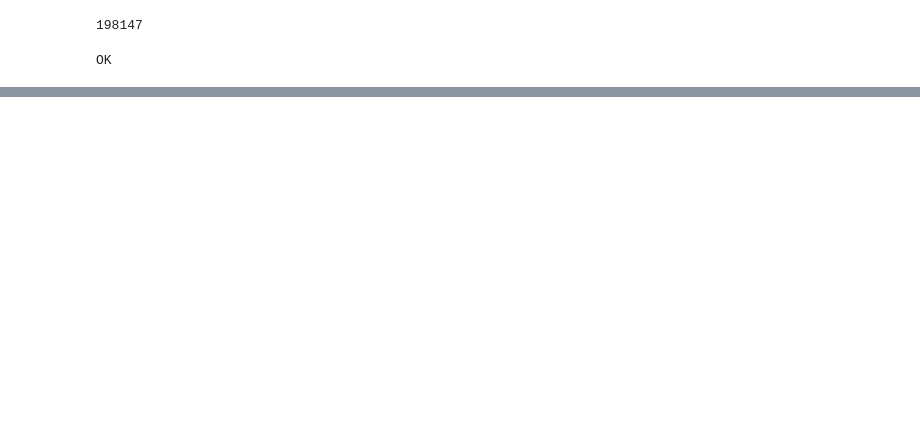
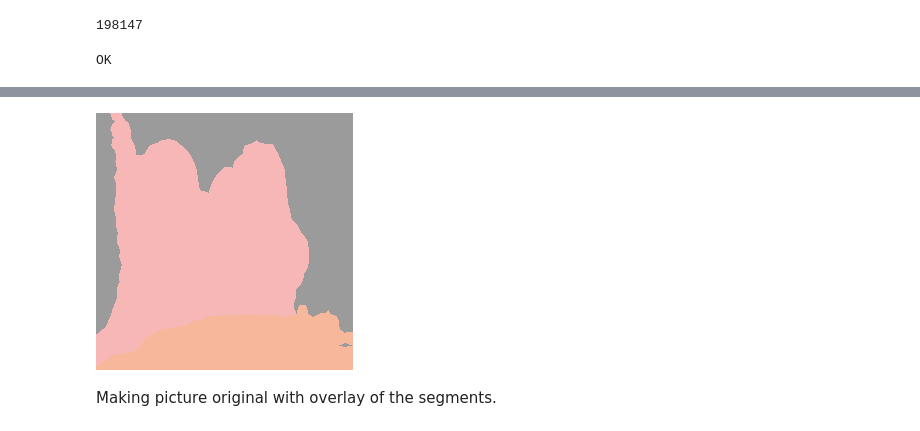
Before and after one commit to mattn/go-tflite, a Jupyter notebook: _example/segment/Draw segments on the picture.ipynb, the cells around one changed output, grey strips where cells are left out. Drawn from its saved outputs; the diff is of its cells as text; code cells hidden in the pictures; blank space fills up the shorter version.

```diff
--- a/_example/segment/Draw segments on the picture.ipynb
+++ b/_example/segment/Draw segments on the picture.ipynb
@@ -96,0 +129,6 @@ ERROR: repl.go:18:14: undefined identifier: colors
+# %%
+canvas
+# %% [output]
+[figure, added]
+# %% [markdown]
+Making picture original with overlay of the segments.
```
Also changed, not shown: parts of 10 cells of this notebook.
